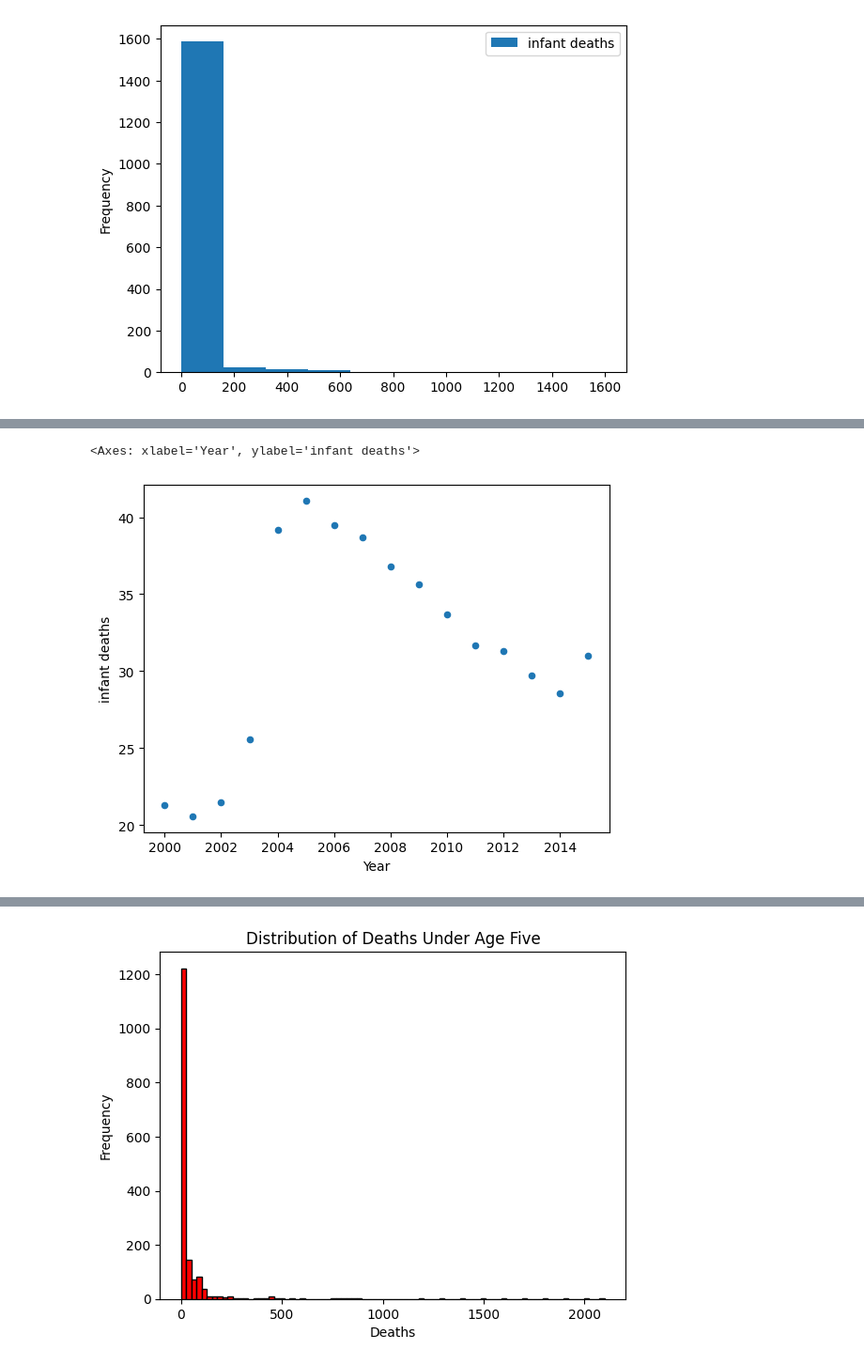
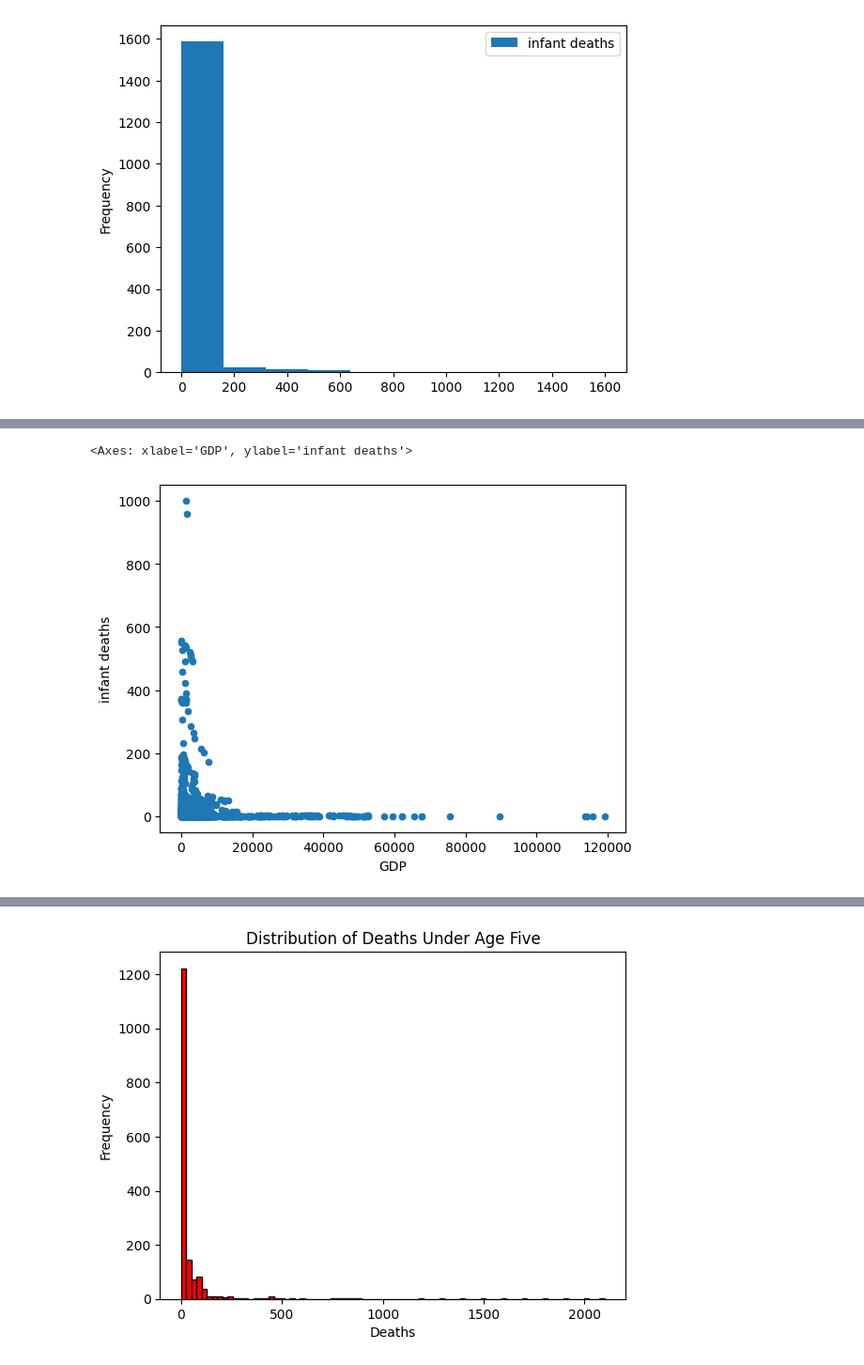
Before and after one commit to SaSheaGaston/cleaning-data-checkpoint, a Jupyter notebook: checkpoint-three.ipynb, the cells around one changed output, grey strips where cells are left out. Shown: that part at 94% size. Cells and saved outputs as stored; diff of their text form; code cells hidden in the pictures.

```diff
--- a/checkpoint-three.ipynb
+++ b/checkpoint-three.ipynb
@@ -79,14 +92,14 @@ df.plot.scatter(x = "Year", y = "infant deaths")
-# %%
-yearly_avg = (
-    df.groupby("Year")["infant deaths"]
-      .mean()
-      .reset_index()
-)
-
-yearly_avg.plot.scatter(x = "Year", y = "infant deaths")
-# %% [output]
-<Axes: xlabel='Year', ylabel='infant deaths'>
-[figure, removed]
+# %%
+# Correlation between GDP and infant deaths after filtering to only include rows with infant deaths under
+# 1,000 since it is measures as per 1,000 live births
+
+df_filtered_infant = df[df["infant deaths"] <= 1000]
+
+
+df_filtered_infant.plot.scatter(x = "GDP", y = "infant deaths")
+# %% [output]
+<Axes: xlabel='GDP', ylabel='infant deaths'>
+[figure, added]
 # %%
 # Creating a box and whisker plot to show outliers in under-five deaths.
 
```
Also changed, not shown: parts of 13 cells of this notebook.
